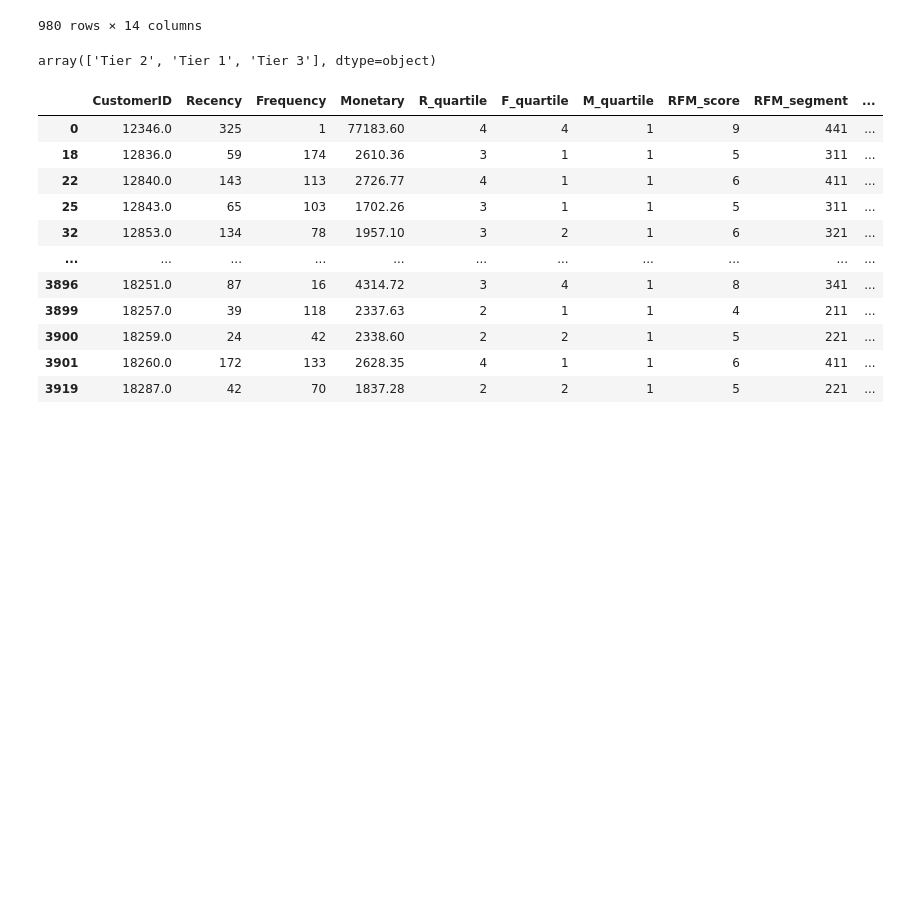
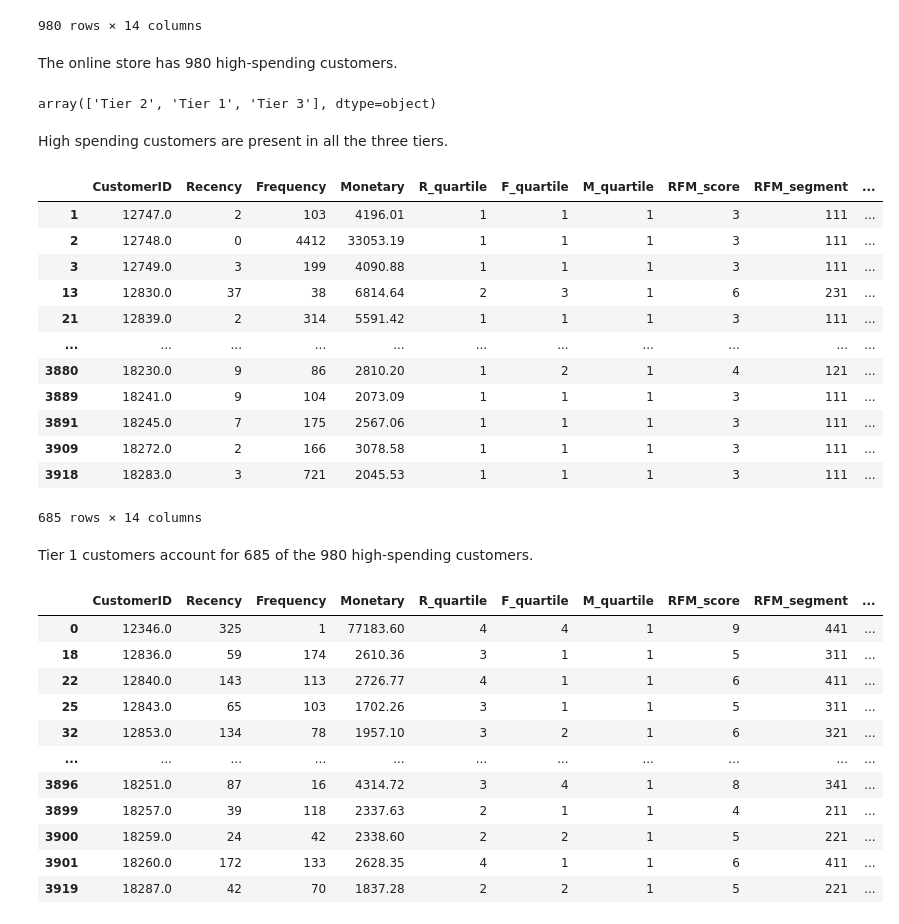
Before and after one commit to RupeshSharma14/Online-Retail-Customer-Segmentation, a Jupyter notebook: Online_Retail_Customer_Segmentation.ipynb, the cells around one changed output. Cells and saved outputs as stored; diff of their text form; code cells hidden in the pictures; blank space fills up the shorter version.

```diff
--- a/Online_Retail_Customer_Segmentation.ipynb
+++ b/Online_Retail_Customer_Segmentation.ipynb
@@ -1052,4 +1025,6 @@ big_spenders
 | 3918 | 18283.0 | 3 | 721 | 2045.53 | 1 | 1 | 1 | 3 | 111 | ... |
 | 3919 | 18287.0 | 42 | 70 | 1837.28 | 2 | 2 | 1 | 5 | 221 | ... |
 980 rows × 14 columns
+# %% [markdown]
+The online store has 980 high-spending customers.
 # %%
@@ -1058,4 +1033,27 @@ big_spenders
 big_spenders["Tier"].unique()
 # %% [output]
 array(['Tier 2', 'Tier 1', 'Tier 3'], dtype=object)
+# %% [markdown]
+High spending customers are present in all the three tiers.
+# %%
+# Identifying the store's high-spending customers of tier 1
+
+big_spenders_1 = big_spenders[big_spenders["Tier"] == "Tier 1"]
+big_spenders_1
+# %% [output]
+|  | CustomerID | Recency | Frequency | Monetary | R_quartile | F_quartile | M_quartile | RFM_score | RFM_segment | ... |
+| 1 | 12747.0 | 2 | 103 | 4196.01 | 1 | 1 | 1 | 3 | 111 | ... |
+| 2 | 12748.0 | 0 | 4412 | 33053.19 | 1 | 1 | 1 | 3 | 111 | ... |
+| 3 | 12749.0 | 3 | 199 | 4090.88 | 1 | 1 | 1 | 3 | 111 | ... |
+| 13 | 12830.0 | 37 | 38 | 6814.64 | 2 | 3 | 1 | 6 | 231 | ... |
+| 21 | 12839.0 | 2 | 314 | 5591.42 | 1 | 1 | 1 | 3 | 111 | ... |
+| ... | ... | ... | ... | ... | ... | ... | ... | ... | ... | ... |
+| 3880 | 18230.0 | 9 | 86 | 2810.20 | 1 | 2 | 1 | 4 | 121 | ... |
+| 3889 | 18241.0 | 9 | 104 | 2073.09 | 1 | 1 | 1 | 3 | 111 | ... |
+| 3891 | 18245.0 | 7 | 175 | 2567.06 | 1 | 1 | 1 | 3 | 111 | ... |
+| 3909 | 18272.0 | 2 | 166 | 3078.58 | 1 | 1 | 1 | 3 | 111 | ... |
+| 3918 | 18283.0 | 3 | 721 | 2045.53 | 1 | 1 | 1 | 3 | 111 | ... |
+685 rows × 14 columns
+# %% [markdown]
+Tier 1 customers account for 685 of the 980 high-spending customers.
 # %%
```
Also changed, not shown: parts of 32 cells of this notebook.
